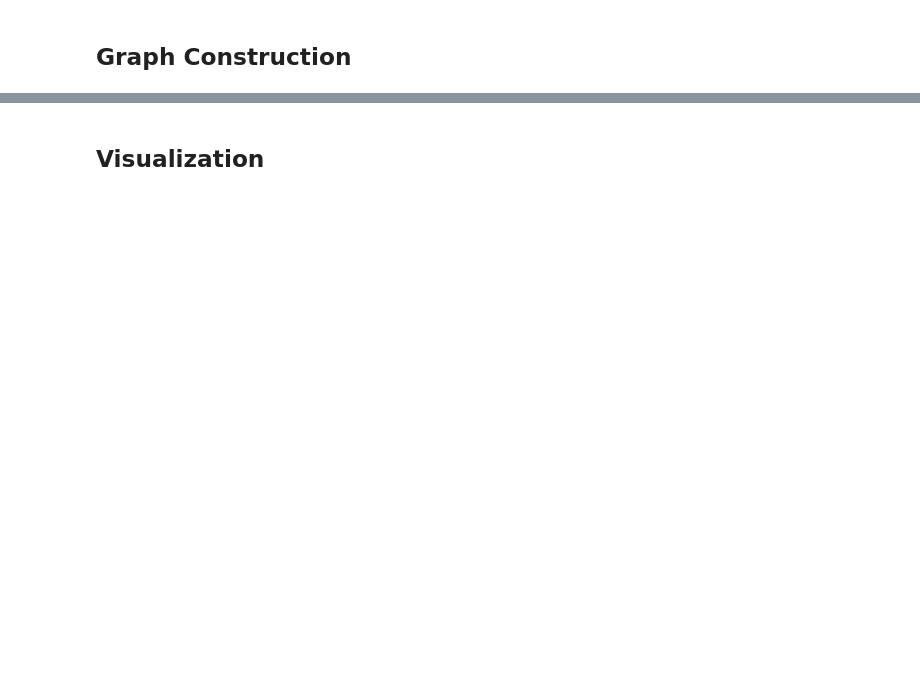
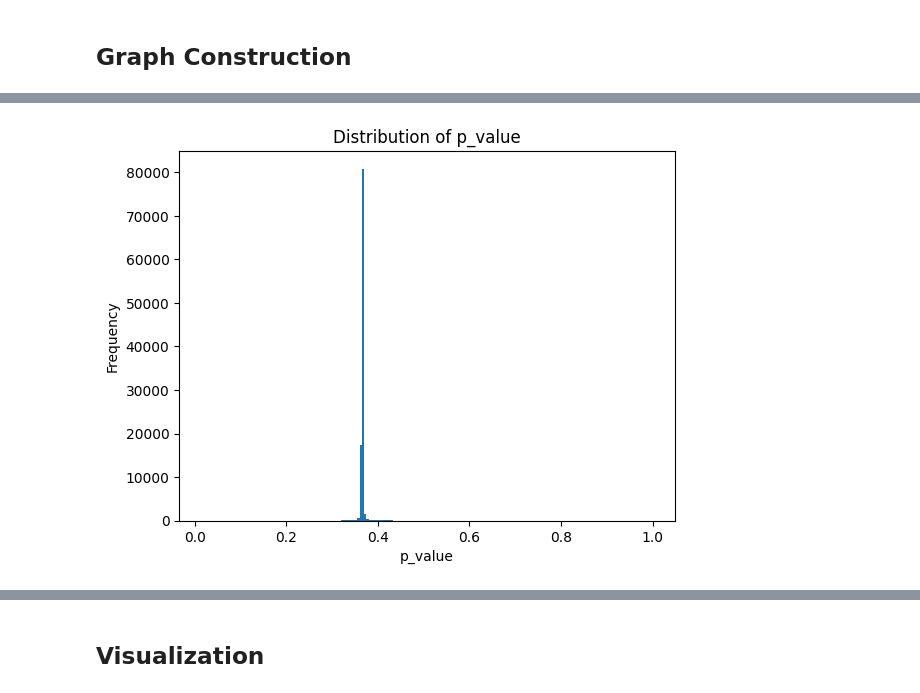
Before and after one commit to LucasAlegre/vote-network, a Jupyter notebook: vote_network.ipynb, the cells around one changed output, grey strips where cells are left out. Cells and saved outputs as stored; diff of their text form; code cells hidden in the pictures; blank space fills up the shorter version.

```diff
--- a/vote_network.ipynb
+++ b/vote_network.ipynb
@@ -277,13 +295,33 @@ for dep1, dep2 in combinations(range(len(reps)), 2):
     if M[dep1,dep2] > 0:
         edges.append(((dep1,dep2), M[dep1,dep2]))
 # %%
-# i-graph
+# --- Original igraph graph ---
 graph = Graph(graph_attrs={'name': 'Câmara dos Deputados'}, directed=False)
-graph.add_vertices(reps)
-filer_edges, weights = filter_edges(edges, num_nodes=graph.vcount(), threshold=None, density=0.2) # threshold 0.9998
+graph.add_vertices(reps)  # reps is your list of names
+filer_edges, weights = filter_edges(edges, num_nodes=graph.vcount(), threshold=None, density=1)
 graph.add_edges(filer_edges)
 graph.es['weight'] = weights
-graph.es['similarity'] = weights
+graph.es['similarity'] = graph.es['weight']
+
+# Normalize weights to [0,1]
 maxw = max(graph.es['weight'])
 minw = min(graph.es['weight'])
-graph.es['weight'] = [(e - minw) / (maxw - minw) for e in graph.es['weight']] # Normalize weights to [0,1]
+graph.es['weight'] = [(e - minw) / (maxw - minw) for e in graph.es['weight']]
+
+print(graph.vcount(), graph.ecount())
+
+# --- Convert to NetworkX while preserving names ---
+G_nx = graph.to_networkx()  # igraph uses indices as nodes here
+mapping = {v.index: v["name"] for v in graph.vs}  # index → name
+G_nx = nx.relabel_nodes(G_nx, mapping)
+
+# --- Apply netbone filters ---
+backbone = disparity(G_nx, weight='weight')
+# G_nx = threshold_filter(backbone, 0.4)
+G_nx = fraction_filter(backbone, 0.3)
+
+# --- Convert back to igraph, restoring names ---
+graph = Graph.from_networkx(G_nx)
+graph.vs["name"] = list(G_nx.nodes)  # explicitly restore names
+
+print(graph.vcount(), graph.ecount())
@@ -289,0 +332,2 @@ graph.es['weight'] = [(e - minw) / (maxw - minw) for e in graph.es['weight']] #
+# %%
+backdf = backbone.to_dataframe()
@@ -289,0 +346,10 @@ graph.es['weight'] = [(e - minw) / (maxw - minw) for e in graph.es['weight']] #
+# %%
+import matplotlib.pyplot as plt
+
+plt.hist(backdf['p_value'], bins=200)
+plt.xlabel('p_value')
+plt.ylabel('Frequency')
+plt.title('Distribution of p_value')
+plt.show()
+# %% [output]
+[figure, added]
```
Also changed, not shown: parts of 12 cells of this notebook.
